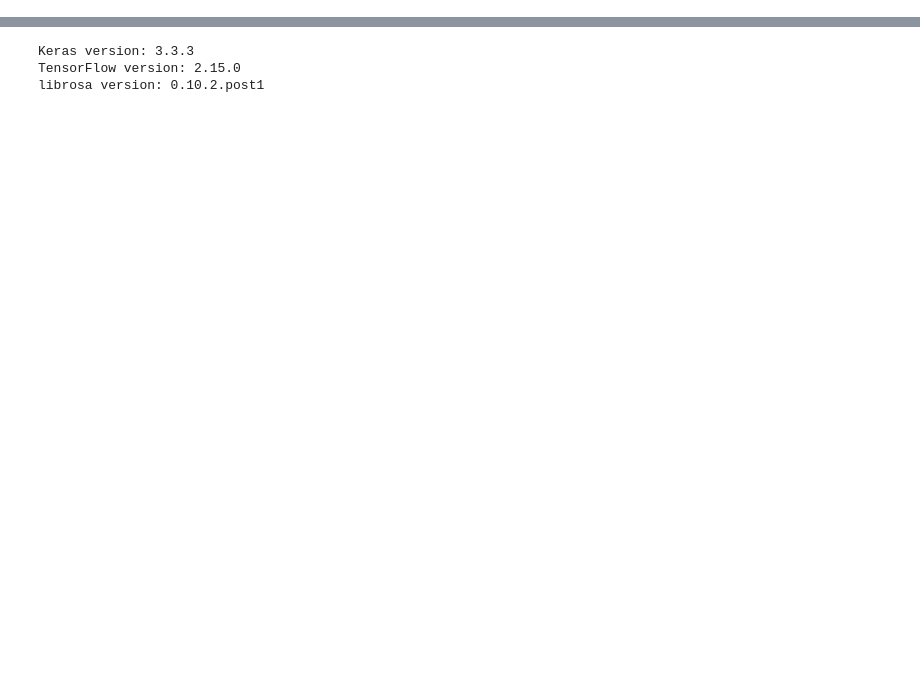
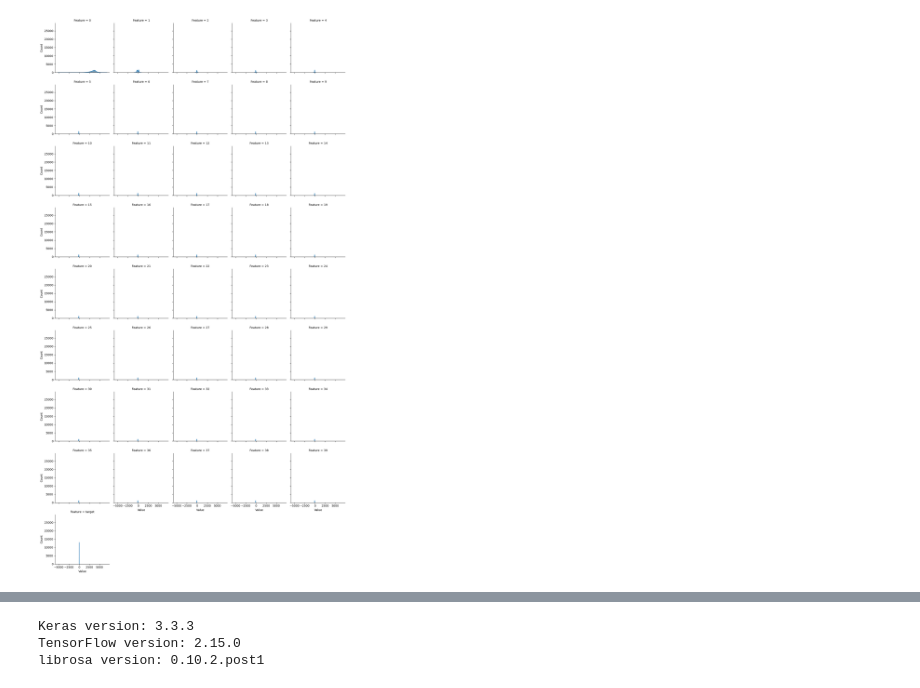
Before and after one commit to zakaria409/Audio_DeepFake_Detection, a Jupyter notebook: development.ipynb, the cells around one changed output, grey strips where cells are left out. Saved outputs shown, nothing was run; the diff lists cells and outputs as text; code cells hidden in the pictures; blank space fills up the shorter version.

```diff
--- a/development.ipynb
+++ b/development.ipynb
@@ -1214,0 +153,13 @@ model.save("/kaggle/working/U-Net.h5")
+# %%
+import seaborn as sns
+import matplotlib.pyplot as plt
+import pandas as pd
+
+# Assume df_X is your (36502 x 40) DataFrame
+df_melted = df_X.melt(var_name="Feature", value_name="Value")
+
+g = sns.FacetGrid(df_melted, col="Feature", col_wrap=5, height=3)
+g.map(sns.histplot, "Value", kde=True)
+plt.show()
+# %% [output]
+[figure, added]
```
Also changed, not shown: parts of 84 cells of this notebook.
